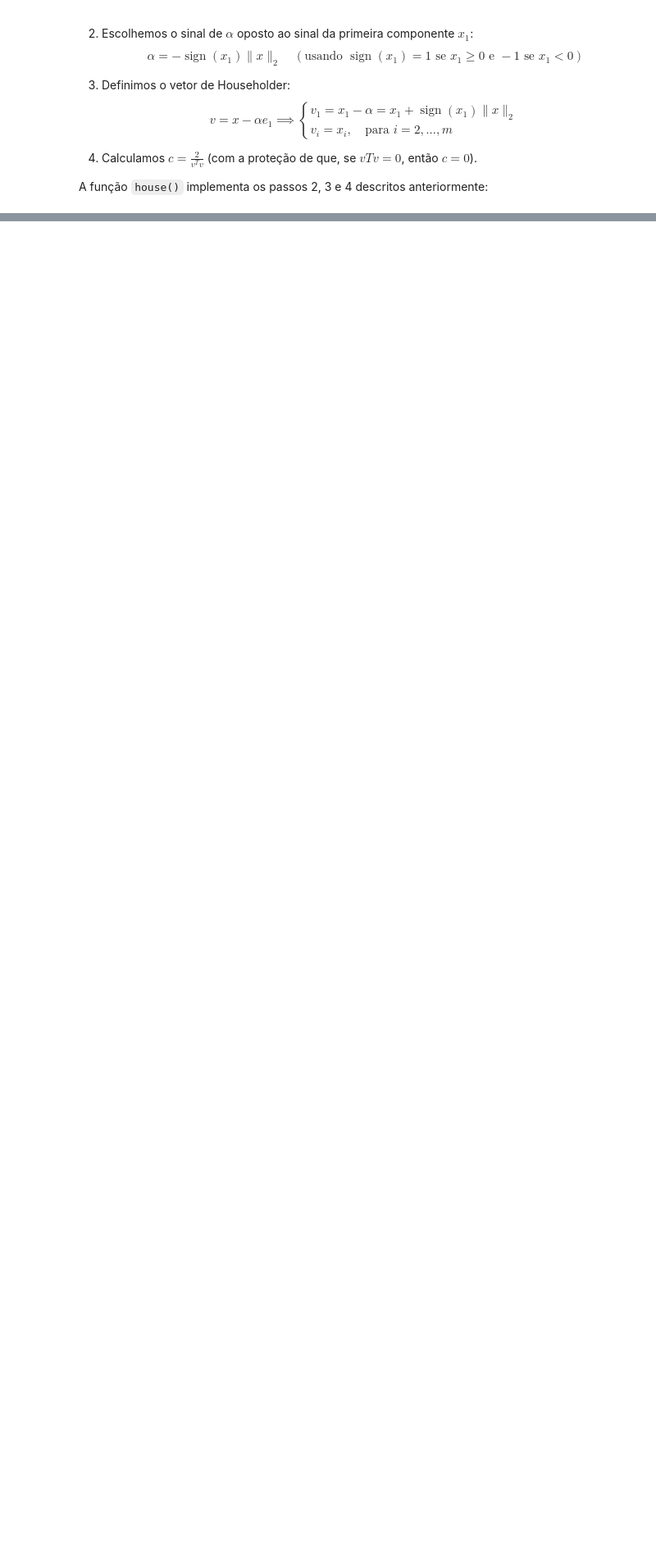
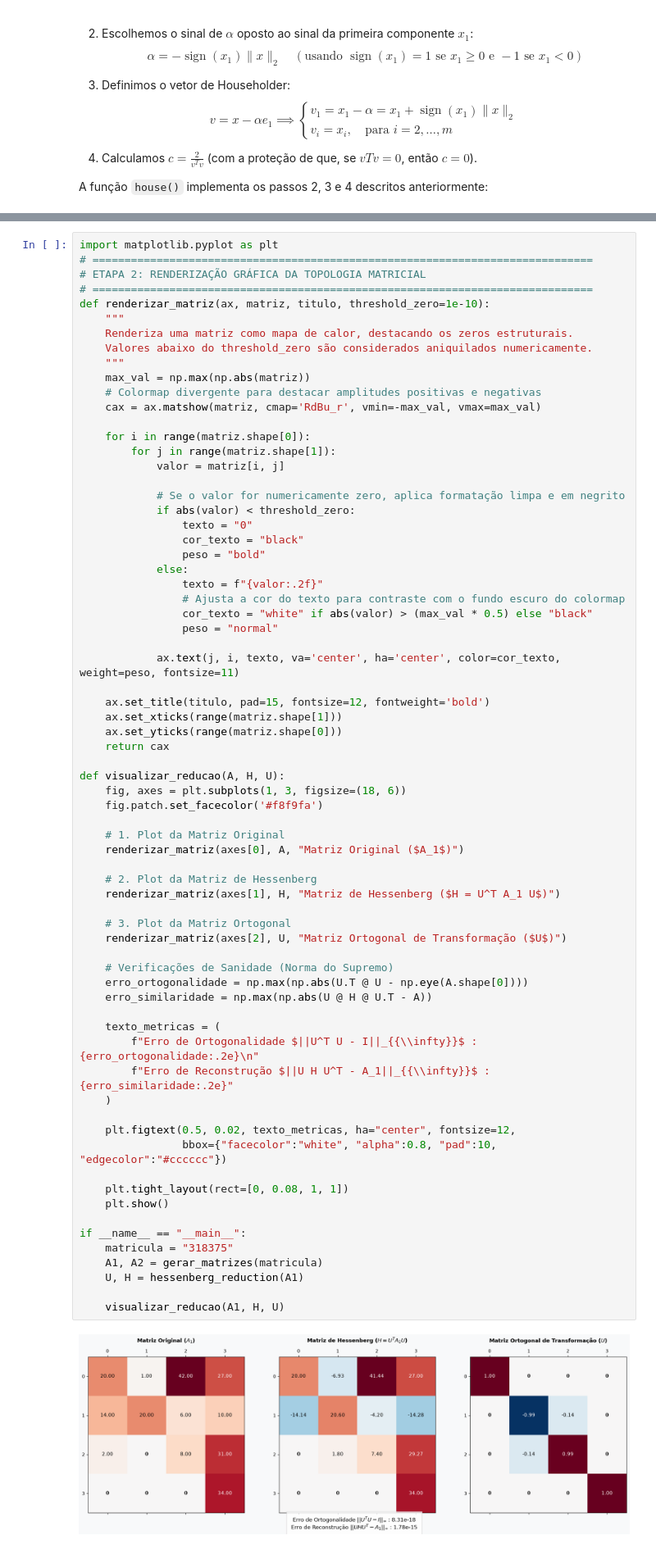
Before and after one commit to Ederson-Passos/computational-matrix-methods, a Jupyter notebook: scripts/problem_1.ipynb, the cells around one changed output, grey strips where cells are left out. Shown at 82% size. Drawn from its saved outputs; the diff is of its cells as text; blank space fills up the shorter version.

```diff
--- a/scripts/problem_1.ipynb
+++ b/scripts/problem_1.ipynb
@@ -168,3 +168,75 @@ def hessenberg_reduction(A: np.ndarray):
             U[:, j + 1 : n] = U[:, j + 1 : n] - c * ((U[:, j + 1 : n] @ v) @ v.T)
 
     return U, H
+# %%
+import matplotlib.pyplot as plt
+# ==============================================================================
+# ETAPA 2: RENDERIZAÇÃO GRÁFICA DA TOPOLOGIA MATRICIAL
+# ==============================================================================
+def renderizar_matriz(ax, matriz, titulo, threshold_zero=1e-10):
+    """
+    Renderiza uma matriz como mapa de calor, destacando os zeros estruturais.
+    Valores abaixo do threshold_zero são considerados aniquilados numericamente.
+    """
+    max_val = np.max(np.abs(matriz))
+    # Colormap divergente para destacar amplitudes positivas e negativas
+    cax = ax.matshow(matriz, cmap='RdBu_r', vmin=-max_val, vmax=max_val)
+
+    for i in range(matriz.shape[0]):
+        for j in range(matriz.shape[1]):
+            valor = matriz[i, j]
+
+            # Se o valor for numericamente zero, aplica formatação limpa e em negrito
+            if abs(valor) < threshold_zero:
+                texto = "0"
+                cor_texto = "black"
+                peso = "bold"
+            else:
+                texto = f"{valor:.2f}"
+                # Ajusta a cor do texto para contraste com o fundo escuro do colormap
+                cor_texto = "white" if abs(valor) > (max_val * 0.5) else "black"
+                peso = "normal"
+
+            ax.text(j, i, texto, va='center', ha='center', color=cor_texto, weight=peso, fontsize=11)
+
+    ax.set_title(titulo, pad=15, fontsize=12, fontweight='bold')
+    ax.set_xticks(range(matriz.shape[1]))
+    ax.set_yticks(range(matriz.shape[0]))
+    return cax
+
+def visualizar_reducao(A, H, U):
+    fig, axes = plt.subplots(1, 3, figsize=(18, 6))
+    fig.patch.set_facecolor('#f8f9fa')
+
+    # 1. Plot da Matriz Original
+    renderizar_matriz(axes[0], A, "Matriz Original ($A_1$)")
+
+    # 2. Plot da Matriz de Hessenberg
+    renderizar_matriz(axes[1], H, "Matriz de Hessenberg ($H = U^T A_1 U$)")
+
+    # 3. Plot da Matriz Ortogonal
+    renderizar_matriz(axes[2], U, "Matriz Ortogonal de Transformação ($U$)")
+
+    # Verificações de Sanidade (Norma do Supremo)
+    erro_ortogonalidade = np.max(np.abs(U.T @ U - np.eye(A.shape[0])))
+    erro_similaridade = np.max(np.abs(U @ H @ U.T - A))
+
+    texto_metricas = (
+        f"Erro de Ortogonalidade $||U^T U - I||_{{\\infty}}$ : {erro_ortogonalidade:.2e}\n"
+        f"Erro de Reconstrução $||U H U^T - A_1||_{{\\infty}}$ : {erro_similaridade:.2e}"
+    )
+
+    plt.figtext(0.5, 0.02, texto_metricas, ha="center", fontsize=12,
+                bbox={"facecolor":"white", "alpha":0.8, "pad":10, "edgecolor":"#cccccc"})
+
+    plt.tight_layout(rect=[0, 0.08, 1, 1])
+    plt.show()
+
+if __name__ == "__main__":
+    matricula = "318375"
+    A1, A2 = gerar_matrizes(matricula)
+    U, H = hessenberg_reduction(A1)
+
+    visualizar_reducao(A1, H, U)
+# %% [output]
+[figure, added]
```
